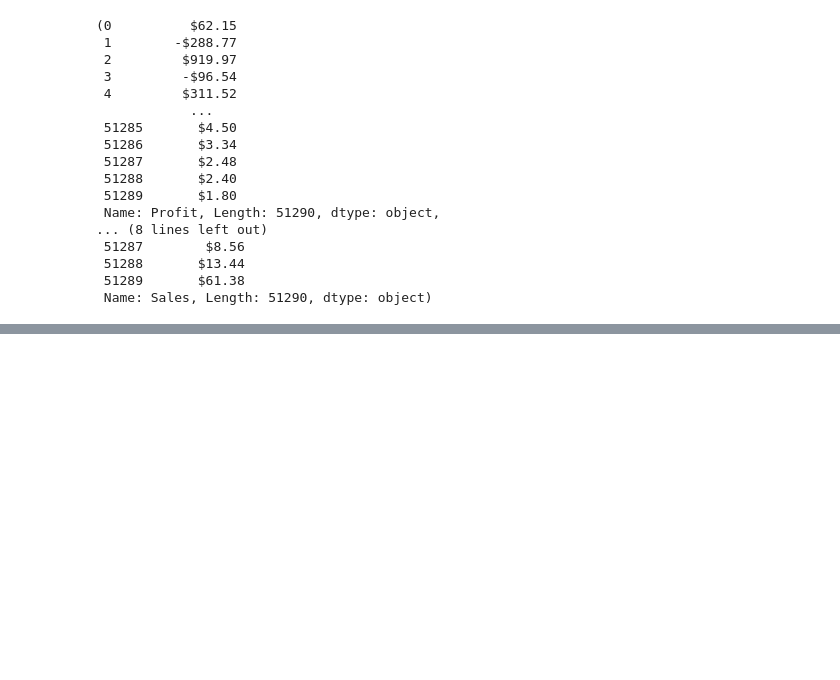
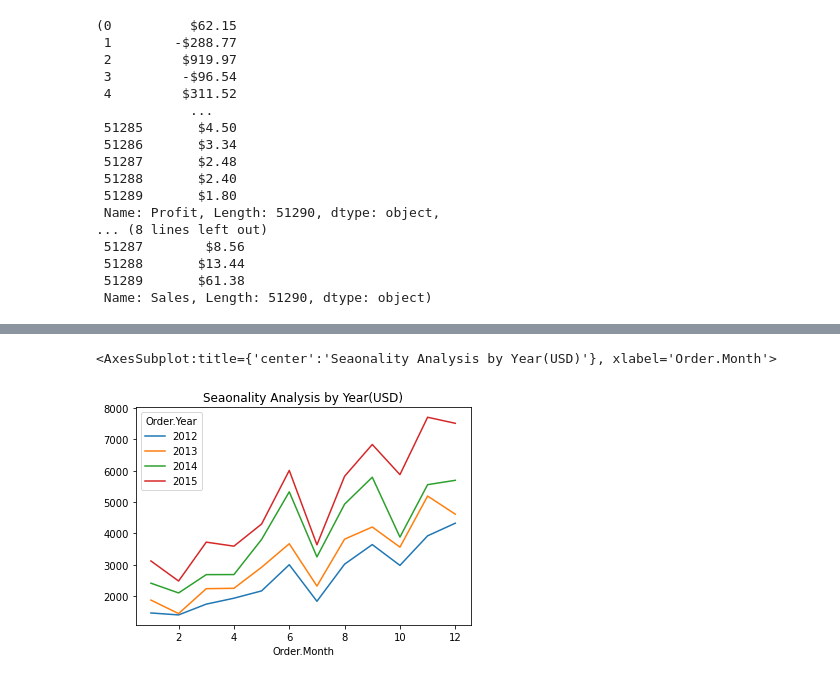
Before and after one commit to tiko148/Inventory_Management_ML, a Jupyter notebook: Chance/Code.ipynb, the cells around one changed output, grey strips where cells are left out. Saved outputs shown, nothing was run; the diff lists cells and outputs as text; code cells hidden in the pictures; blank space fills up the shorter version.

```diff
--- a/Chance/Code.ipynb
+++ b/Chance/Code.ipynb
@@ -64,0 +71,4 @@ Order['Sales']=pd.to_numeric(Order['Sales'],errors='ignore')
+# %%
+#Convert date columns to date types
+Order['Order.Date']=pd.to_datetime(Order['Order.Date'],format='%m/%d/%y')
+Order['Ship.Date']=pd.to_datetime(Order['Ship.Date'],format='%m/%d/%y')
@@ -64,0 +81,3 @@ Order['Sales']=pd.to_numeric(Order['Sales'],errors='ignore')
+# %%
+#Get the month of the order date
+Order['Order.Month']=Order['Order.Date'].dt.month
@@ -64,0 +88,4 @@ Order['Sales']=pd.to_numeric(Order['Sales'],errors='ignore')
+# %%
+#Get the year of the order date
+Order['Order.Year']=Order['Order.Date'].dt.year
+Order['Order.Year'].unique()
@@ -64,0 +94,4 @@ Order['Sales']=pd.to_numeric(Order['Sales'],errors='ignore')
+# %%
+#Create a table ready for Seasonality Analysis
+Season=Order.groupby(['Order.Year','Order.Month'])['Quantity'].sum().unstack('Order.Year')
+Season
@@ -64,0 +113,8 @@ Order['Sales']=pd.to_numeric(Order['Sales'],errors='ignore')
+# %%
+Season.plot(
+    y=Season.columns,
+    title='Seaonality Analysis by Year(USD)'
+)
+# %% [output]
+<AxesSubplot:title={'center':'Seaonality Analysis by Year(USD)'}, xlabel='Order.Month'>
+[figure, added]
```
Also changed, not shown: parts of 43 cells of this notebook.
